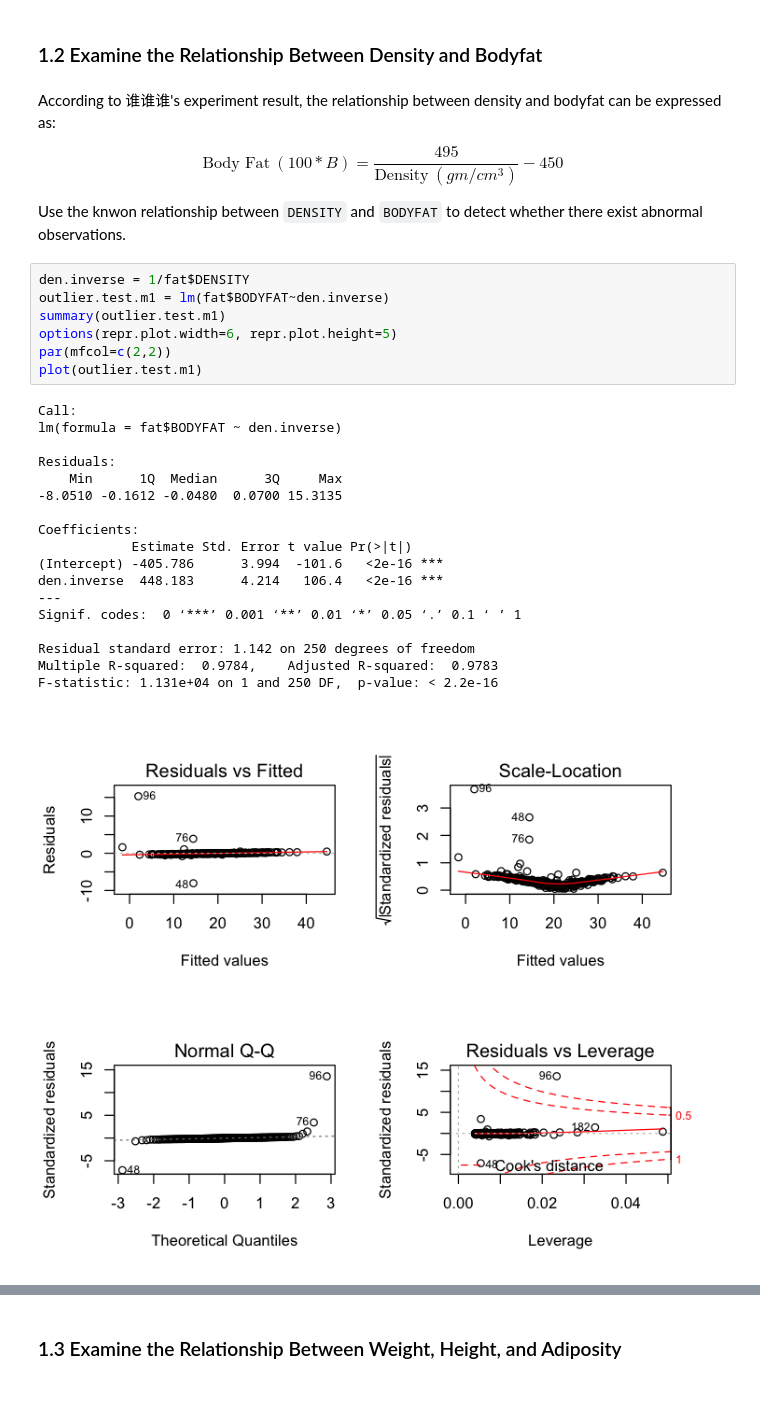
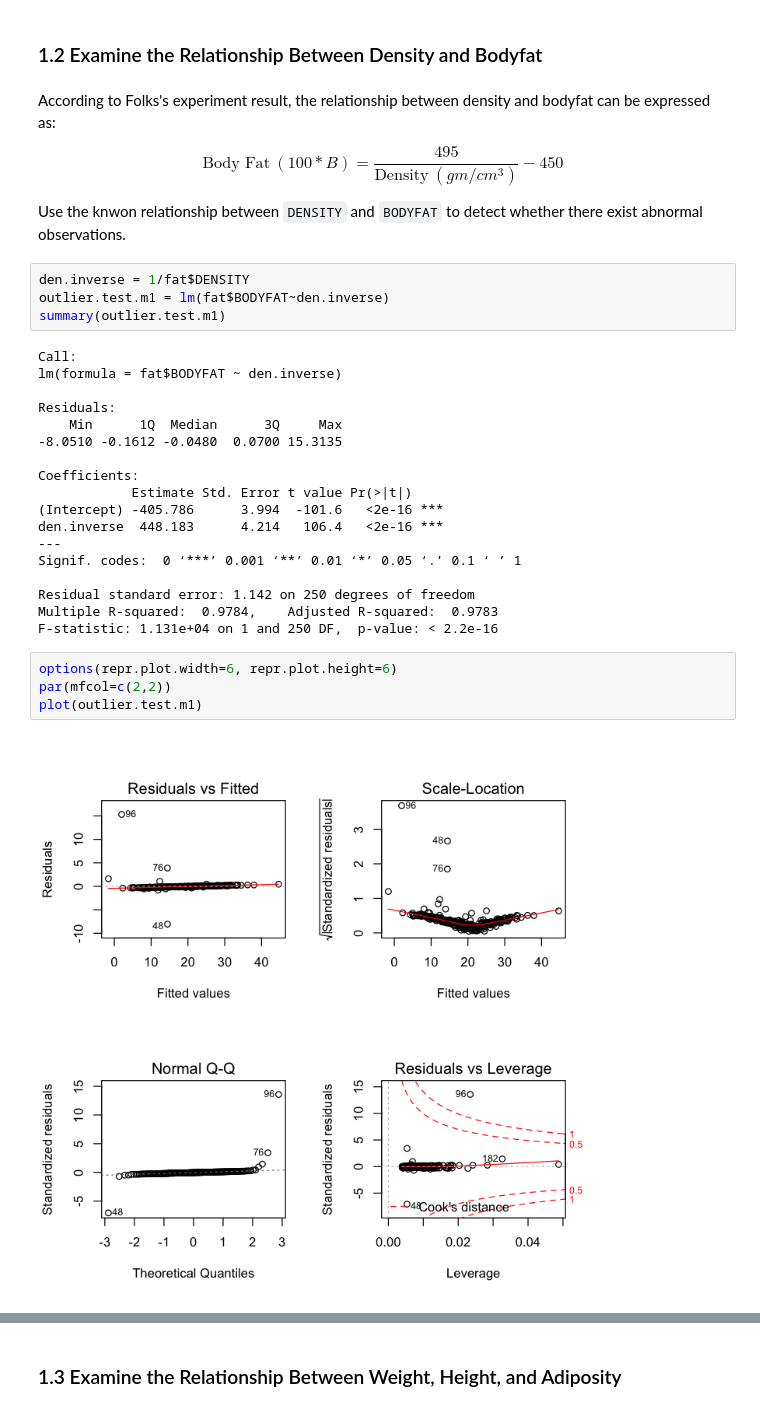
Before and after one commit to RitaWu98/STAT628-Module2, a Jupyter notebook: code/DataPreprocessing.ipynb, the cells around one changed output, grey strips where cells are left out. Cells and saved outputs as stored; diff of their text form.

```diff
--- a/code/DataPreprocessing.ipynb
+++ b/code/DataPreprocessing.ipynb
@@ -38,7 +56,7 @@ We think that observation with `IDNO` equals to 182 is abnormal point in this da
 # %% [markdown]
 ### 1.2 Examine the Relationship Between Density and Bodyfat
 # %% [markdown]
-According to 谁谁谁's experiment result, the relationship between density and bodyfat can be expressed as:
+According to Folks's experiment result, the relationship between density and bodyfat can be expressed as:
 
 $$\text{Body Fat}\ (100*B)= \frac{495}{\text{Density}\ (gm/cm^3)} - 450$$
 
@@ -47,9 +65,6 @@ Use the knwon relationship between `DENSITY` and `BODYFAT` to detect whether the
 den.inverse = 1/fat$DENSITY
 outlier.test.m1 = lm(fat$BODYFAT~den.inverse)
 summary(outlier.test.m1)
-options(repr.plot.width=6, repr.plot.height=5)
-par(mfcol=c(2,2))
-plot(outlier.test.m1)
 # %% [output]
 Call:
 lm(formula = fat$BODYFAT ~ den.inverse)
@@ -68,4 +83,9 @@ Signif. codes:  0 ‘***’ 0.001 ‘**’ 0.01 ‘*’ 0.05 ‘.’ 0.1 ‘ ’
 Residual standard error: 1.142 on 250 degrees of freedom
 Multiple R-squared:  0.9784,    Adjusted R-squared:  0.9783
 F-statistic: 1.131e+04 on 1 and 250 DF,  p-value: < 2.2e-16
-[figure, removed]
+# %%
+options(repr.plot.width=6, repr.plot.height=6)
+par(mfcol=c(2,2))
+plot(outlier.test.m1)
+# %% [output]
+[figure, added]
```
Also changed, not shown: parts of 41 cells of this notebook, 1 other file.
